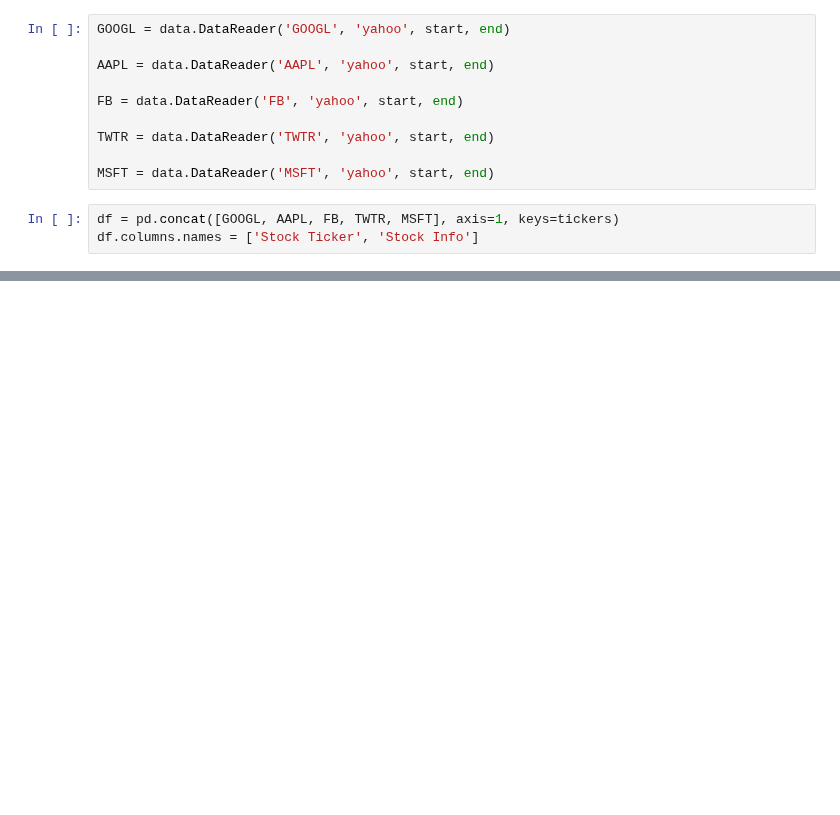
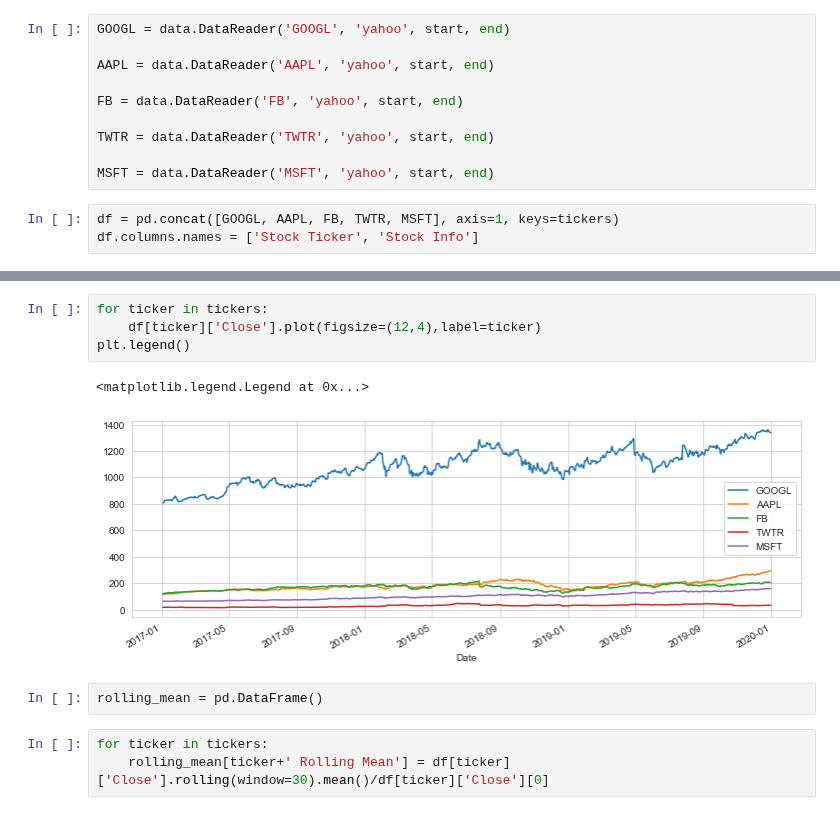
Before and after one commit to harryzyz/FiveTechStocksAnalysis, a Jupyter notebook: FiveTechStockAnalysis.ipynb, the cells around one changed output, grey strips where cells are left out. Cells and saved outputs as stored; diff of their text form; blank space fills up the shorter version.

Commit message:
Add average price analysis and plot.
Need LinReg and KNN for modeling next.

```diff
--- a/FiveTechStockAnalysis.ipynb
+++ b/FiveTechStockAnalysis.ipynb
@@ -36 +36,13 @@ df.head()
 5 rows × 30 columns
+# %%
+for ticker in tickers:
+    df[ticker]['Close'].plot(figsize=(12,4),label=ticker)
+plt.legend()
+# %% [output]
+<matplotlib.legend.Legend at 0x...>
+[figure, added]
+# %%
+rolling_mean = pd.DataFrame()
+# %%
+for ticker in tickers:
+    rolling_mean[ticker+' Rolling Mean'] = df[ticker]['Close'].rolling(window=30).mean()/df[ticker]['Close'][0]
```
Also changed, not shown: parts of 20 cells of this notebook, 1 other file.
